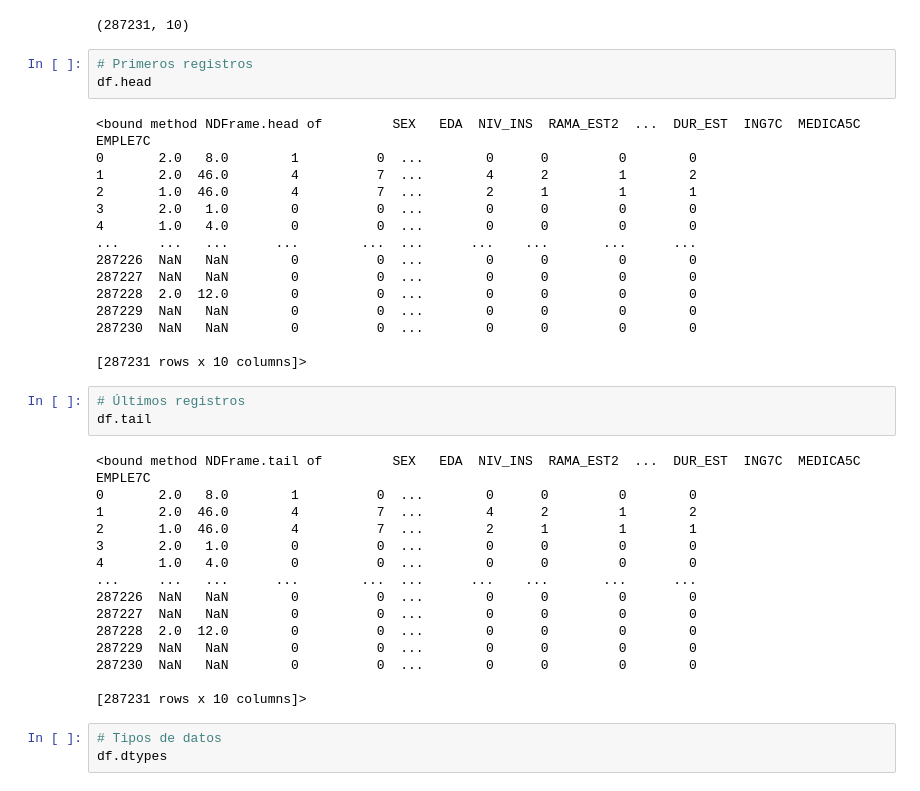
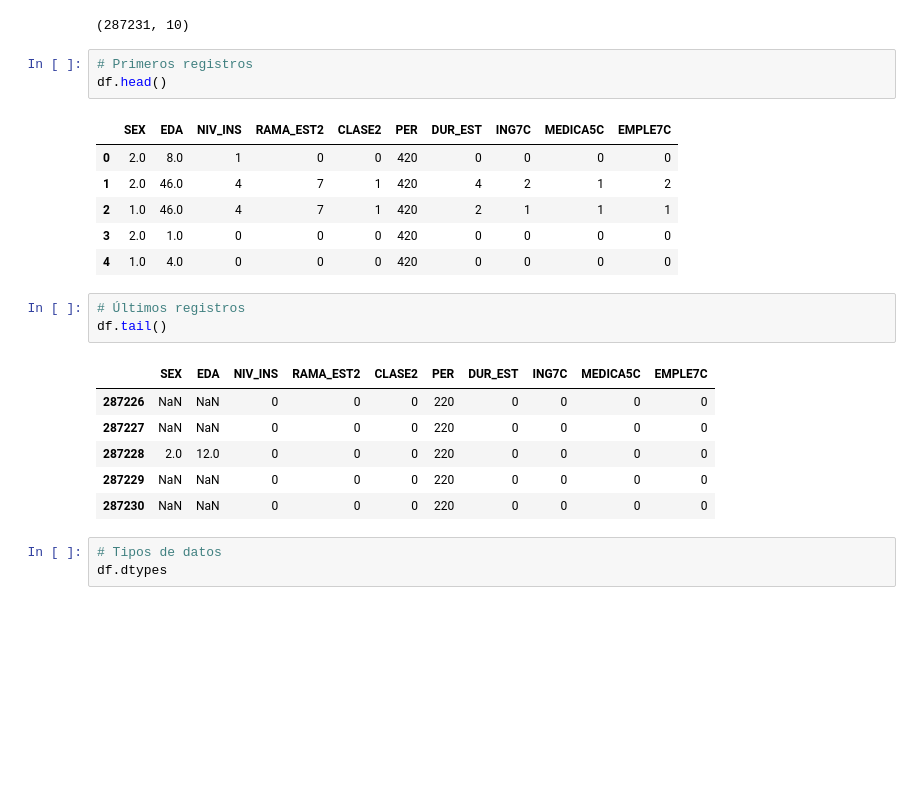
Before and after one commit to Walt9819/factores-impacto-desempleo-mexico, a Jupyter notebook: Python/FactoresDeImpactoEnDesempleoMX.ipynb, the cells around one changed output. Saved outputs shown, nothing was run; the diff lists cells and outputs as text; blank space fills up the shorter version.

```diff
--- a/Python/FactoresDeImpactoEnDesempleoMX.ipynb
+++ b/Python/FactoresDeImpactoEnDesempleoMX.ipynb
@@ -142,40 +144,24 @@ df.shape
 (287231, 10)
 # %%
 # Primeros registros
-df.head
+df.head()
 # %% [output]
-<bound method NDFrame.head of         SEX   EDA  NIV_INS  RAMA_EST2  ...  DUR_EST  ING7C  MEDICA5C  EMPLE7C
-0       2.0   8.0        1          0  ...        0      0         0        0
-1       2.0  46.0        4          7  ...        4      2         1        2
-2       1.0  46.0        4          7  ...        2      1         1        1
-3       2.0   1.0        0          0  ...        0      0         0        0
-4       1.0   4.0        0          0  ...        0      0         0        0
-...     ...   ...      ...        ...  ...      ...    ...       ...      ...
-287226  NaN   NaN        0          0  ...        0      0         0        0
-287227  NaN   NaN        0          0  ...        0      0         0        0
-287228  2.0  12.0        0          0  ...        0      0         0        0
-287229  NaN   NaN        0          0  ...        0      0         0        0
-287230  NaN   NaN        0          0  ...        0      0         0        0
-
-[287231 rows x 10 columns]>
+|  | SEX | EDA | NIV_INS | RAMA_EST2 | CLASE2 | PER | DUR_EST | ING7C | MEDICA5C | EMPLE7C |
+| 0 | 2.0 | 8.0 | 1 | 0 | 0 | 420 | 0 | 0 | 0 | 0 |
+| 1 | 2.0 | 46.0 | 4 | 7 | 1 | 420 | 4 | 2 | 1 | 2 |
+| 2 | 1.0 | 46.0 | 4 | 7 | 1 | 420 | 2 | 1 | 1 | 1 |
+| 3 | 2.0 | 1.0 | 0 | 0 | 0 | 420 | 0 | 0 | 0 | 0 |
+| 4 | 1.0 | 4.0 | 0 | 0 | 0 | 420 | 0 | 0 | 0 | 0 |
 # %%
 # Últimos registros
-df.tail
+df.tail()
 # %% [output]
-<bound method NDFrame.tail of         SEX   EDA  NIV_INS  RAMA_EST2  ...  DUR_EST  ING7C  MEDICA5C  EMPLE7C
-0       2.0   8.0        1          0  ...        0      0         0        0
-1       2.0  46.0        4          7  ...        4      2         1        2
-2       1.0  46.0        4          7  ...        2      1         1        1
-3       2.0   1.0        0          0  ...        0      0         0        0
-4       1.0   4.0        0          0  ...        0      0         0        0
-...     ...   ...      ...        ...  ...      ...    ...       ...      ...
-287226  NaN   NaN        0          0  ...        0      0         0        0
-287227  NaN   NaN        0          0  ...        0      0         0        0
-287228  2.0  12.0        0          0  ...        0      0         0        0
-287229  NaN   NaN        0          0  ...        0      0         0        0
-287230  NaN   NaN        0          0  ...        0      0         0        0
-
-[287231 rows x 10 columns]>
+|  | SEX | EDA | NIV_INS | RAMA_EST2 | CLASE2 | PER | DUR_EST | ING7C | MEDICA5C | EMPLE7C |
+| 287226 | NaN | NaN | 0 | 0 | 0 | 220 | 0 | 0 | 0 | 0 |
+| 287227 | NaN | NaN | 0 | 0 | 0 | 220 | 0 | 0 | 0 | 0 |
+| 287228 | 2.0 | 12.0 | 0 | 0 | 0 | 220 | 0 | 0 | 0 | 0 |
+| 287229 | NaN | NaN | 0 | 0 | 0 | 220 | 0 | 0 | 0 | 0 |
+| 287230 | NaN | NaN | 0 | 0 | 0 | 220 | 0 | 0 | 0 | 0 |
 # %%
 # Tipos de datos
 df.dtypes
```
Also changed, not shown: parts of 18 cells of this notebook.
